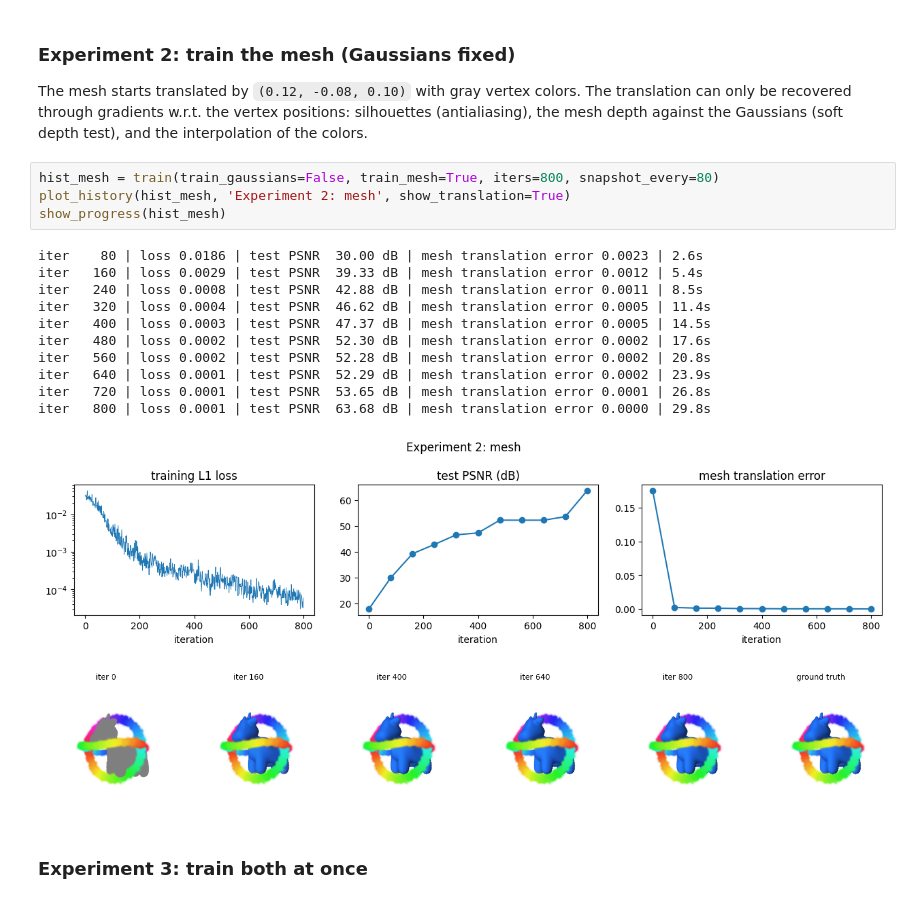
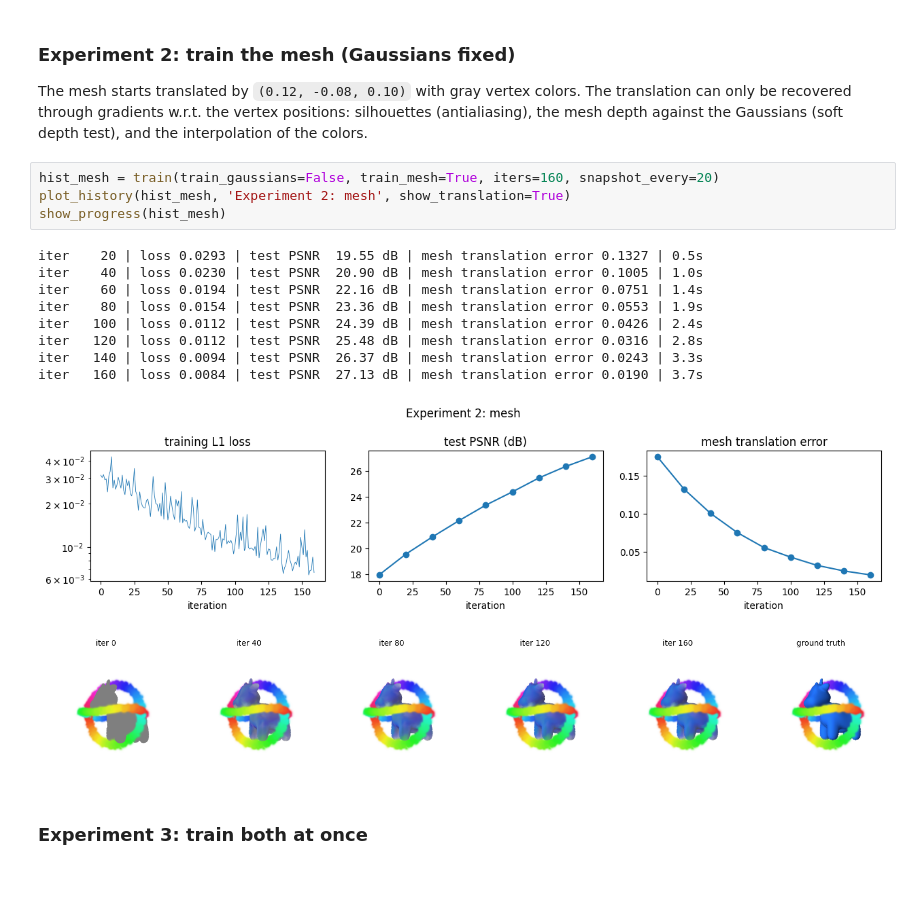
Before and after one commit to PeizhiYan/gmesh, a Jupyter notebook: examples/example-4 - toy training.ipynb, the cells around one changed output. Saved outputs shown, nothing was run; the diff lists cells and outputs as text.

```diff
--- a/examples/example-4 - toy training.ipynb
+++ b/examples/example-4 - toy training.ipynb
@@ -223,22 +223,20 @@ iter  1500 | loss 0.0006 | test PSNR  50.34 dB | 45.3s
 
 The mesh starts translated by `(0.12, -0.08, 0.10)` with gray vertex colors. The translation can only be recovered through gradients w.r.t. the vertex positions: silhouettes (antialiasing), the mesh depth against the Gaussians (soft depth test), and the interpolation of the colors.
 # %%
-hist_mesh = train(train_gaussians=False, train_mesh=True, iters=800, snapshot_every=80)
+hist_mesh = train(train_gaussians=False, train_mesh=True, iters=160, snapshot_every=20)
 plot_history(hist_mesh, 'Experiment 2: mesh', show_translation=True)
 show_progress(hist_mesh)
 # %% [output]
-iter    80 | loss 0.0186 | test PSNR  30.00 dB | mesh translation error 0.0023 | 2.6s
-iter   160 | loss 0.0029 | test PSNR  39.33 dB | mesh translation error 0.0012 | 5.4s
-iter   240 | loss 0.0008 | test PSNR  42.88 dB | mesh translation error 0.0011 | 8.5s
-iter   320 | loss 0.0004 | test PSNR  46.62 dB | mesh translation error 0.0005 | 11.4s
-iter   400 | loss 0.0003 | test PSNR  47.37 dB | mesh translation error 0.0005 | 14.5s
-iter   480 | loss 0.0002 | test PSNR  52.30 dB | mesh translation error 0.0002 | 17.6s
-iter   560 | loss 0.0002 | test PSNR  52.28 dB | mesh translation error 0.0002 | 20.8s
-iter   640 | loss 0.0001 | test PSNR  52.29 dB | mesh translation error 0.0002 | 23.9s
-iter   720 | loss 0.0001 | test PSNR  53.65 dB | mesh translation error 0.0001 | 26.8s
-iter   800 | loss 0.0001 | test PSNR  63.68 dB | mesh translation error 0.0000 | 29.8s
+iter    20 | loss 0.0293 | test PSNR  19.55 dB | mesh translation error 0.1327 | 0.5s
+iter    40 | loss 0.0230 | test PSNR  20.90 dB | mesh translation error 0.1005 | 1.0s
+iter    60 | loss 0.0194 | test PSNR  22.16 dB | mesh translation error 0.0751 | 1.4s
+iter    80 | loss 0.0154 | test PSNR  23.36 dB | mesh translation error 0.0553 | 1.9s
+iter   100 | loss 0.0112 | test PSNR  24.39 dB | mesh translation error 0.0426 | 2.4s
+iter   120 | loss 0.0112 | test PSNR  25.48 dB | mesh translation error 0.0316 | 2.8s
+iter   140 | loss 0.0094 | test PSNR  26.37 dB | mesh translation error 0.0243 | 3.3s
+iter   160 | loss 0.0084 | test PSNR  27.13 dB | mesh translation error 0.0190 | 3.7s
-[figure, old version]
+[figure, new version]
-[figure, old version]
+[figure, new version]
 # %% [markdown]
 ### Experiment 3: train both at once
 # %%
```
Also changed, not shown: parts of 5 cells of this notebook, 5 other files.
